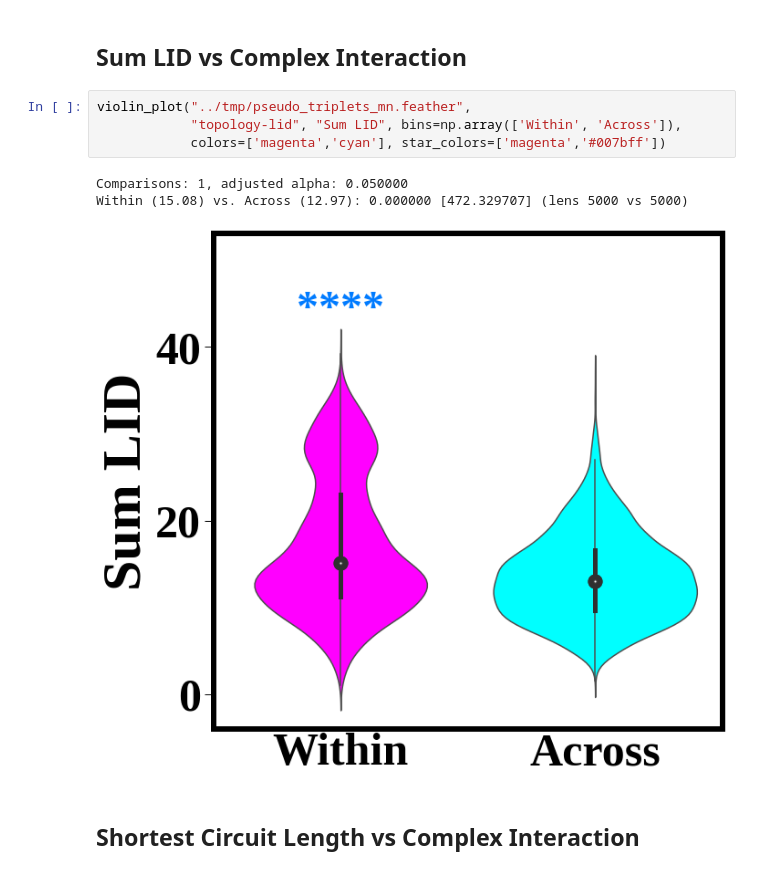
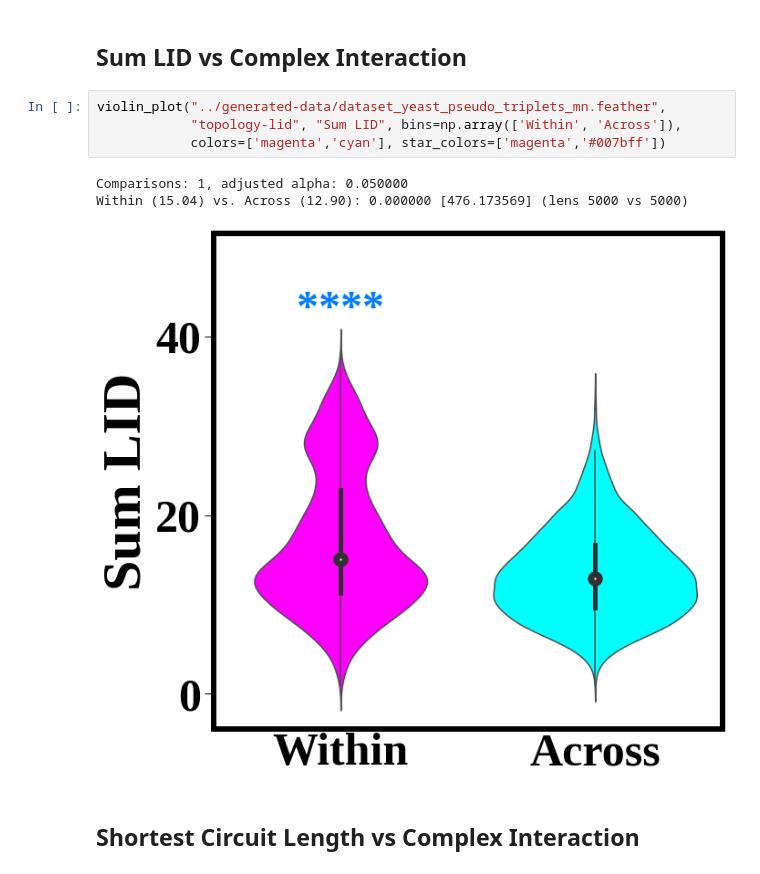
Before and after one commit to KISRDevelopment/cell_viability_paper, a Jupyter notebook: figures.ipynb, the cells around one changed output. Drawn from its saved outputs; the diff is of its cells as text.

Commit message:
adjust paths in figures

```diff
--- a/figures.ipynb
+++ b/figures.ipynb
@@ -1098,13 +1098,13 @@ plot_distrib(create_tgi_summary_smf(Ms, gi_labels=['Within','Across']), { 'Withi
 # %% [markdown]
 ## Sum LID vs Complex Interaction
 # %%
-violin_plot("../tmp/pseudo_triplets_mn.feather",
+violin_plot("../generated-data/dataset_yeast_pseudo_triplets_mn.feather",
             "topology-lid", "Sum LID", bins=np.array(['Within', 'Across']),
             colors=['magenta','cyan'], star_colors=['magenta','#007bff'])
 # %% [output]
 Comparisons: 1, adjusted alpha: 0.050000
-Within (15.08) vs. Across (12.97): 0.000000 [472.329707] (lens 5000 vs 5000)
+Within (15.04) vs. Across (12.90): 0.000000 [476.173569] (lens 5000 vs 5000)
-[figure, old version]
+[figure, new version]
 # %% [markdown]
 ## Shortest Circuit Length vs Complex Interaction
 # %%
```
Also changed, not shown: parts of 7 cells of this notebook.
